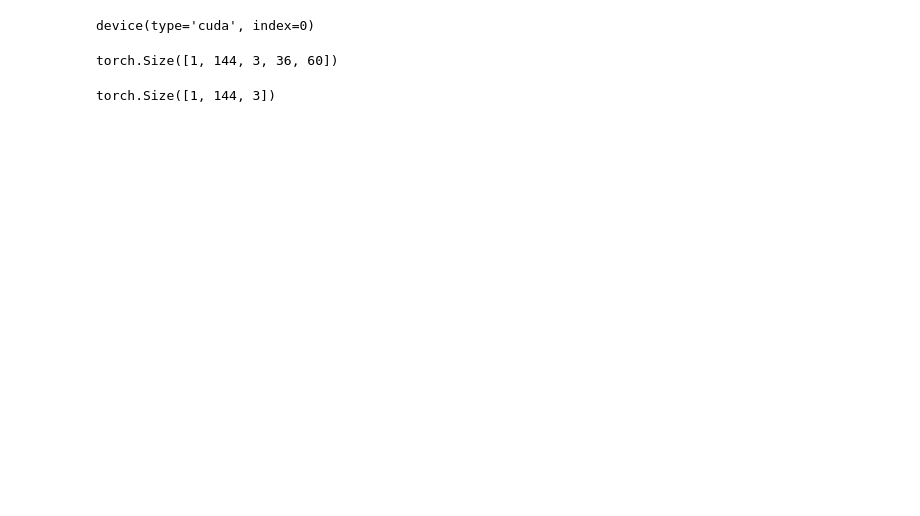
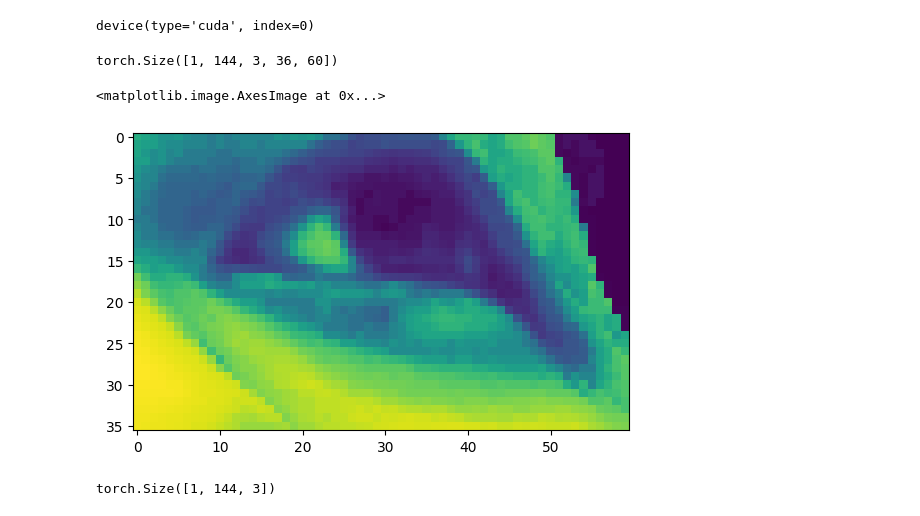
Before and after one commit to Miolith/projet-dnn, a Jupyter notebook: MeNets_implem.ipynb, the cells around one changed output. Drawn from its saved outputs; the diff is of its cells as text; code cells hidden in the pictures; blank space fills up the shorter version.

```diff
--- a/MeNets_implem.ipynb
+++ b/MeNets_implem.ipynb
@@ -44,7 +44,9 @@ for data in glob("data/s00/synth/159_left.zip"):
             with archive.open(entry) as file:
                 img = Image.open(file)
                 image_list.append(img)
-                display(img)
+                img.load()
+
+list(map(display, image_list[:6]))
 # %% [output]
 [figure]
 [figure]
@@ -80,14 +76,21 @@ device(type='cuda', index=0)
 import torchvision.transforms as transforms
 
 transform = transforms.Compose([
-    transforms.PILToTensor()
+    transforms.ToTensor()
 ])
 
 image_tensor = [transform(i) for i in image_list]
-image_tensor = torch.cat(image_tensor).type(torch.FloatTensor).to(device)[:,None,...]
+image_tensor = torch.cat(image_tensor).float()[:,None,...]
 
 image_tensor = image_tensor.repeat(1, 1, 3, 1, 1)
 image_tensor.shape
 # %% [output]
 torch.Size([1, 144, 3, 36, 60])
+# %%
+import matplotlib.pyplot as plt
+
+plt.imshow(image_tensor[0][0][0])
+# %% [output]
+<matplotlib.image.AxesImage at 0x...>
+[figure, added]
 # %%
```
Also changed, not shown: parts of 5 cells of this notebook.
